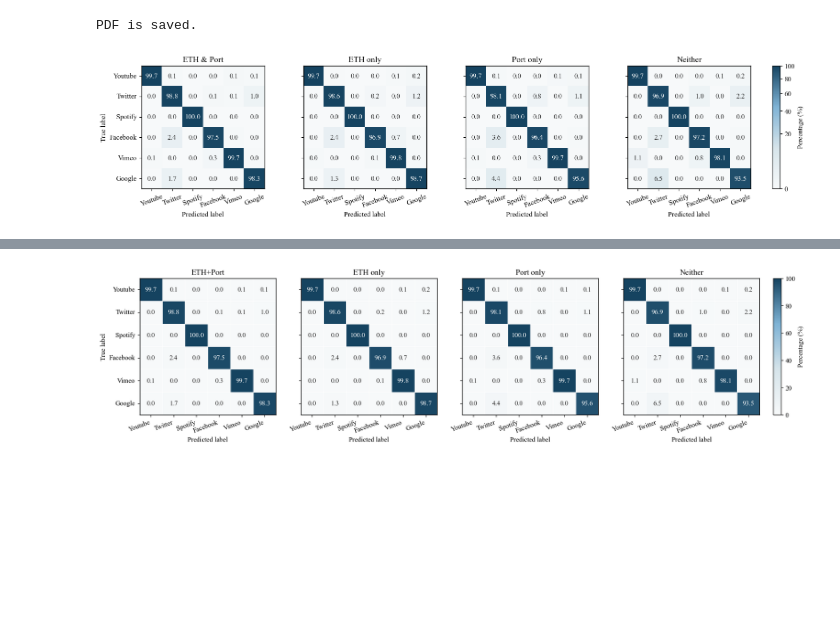
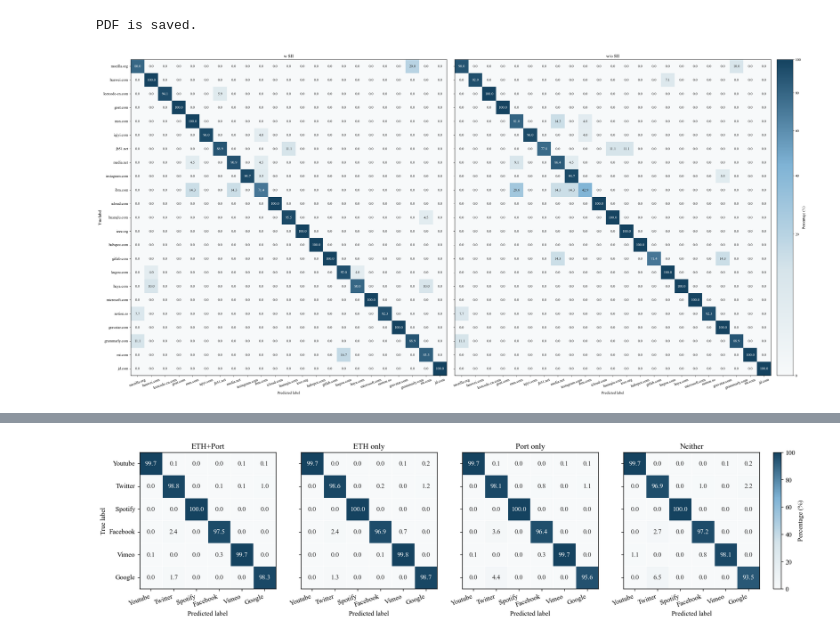
Before and after one commit to RakuLomis/traffic_encoder, a Jupyter notebook: visualization_impact_mac_port.ipynb, the cells around one changed output, grey strips where cells are left out. Saved outputs shown, nothing was run; the diff lists cells and outputs as text; code cells hidden in the pictures; blank space fills up the shorter version.

```diff
--- a/visualization_impact_mac_port.ipynb
+++ b/visualization_impact_mac_port.ipynb
@@ -35,0 +95,18 @@ titles = [
+# %%
+csv_paths = []
+for e_name in abalation_name_list:
+    csv_path = os.path.join(cm_dir, datasets[1] + '_' +  e_name + postfix)
+    csv_paths.append(csv_path)
+
+cm_list = [pd.read_csv(path, index_col=0) for path in csv_paths]
+
+
+cm_list = [
+    cm.loc[label_order_Cipher, label_order_Cipher]
+    for cm in cm_list
+]
+
+titles = [
+    "w SII",
+    "w/o SII",
+]
@@ -35,0 +144,18 @@ titles = [
+# %%
+csv_paths = []
+for e_name in abalation_name_list:
+    csv_path = os.path.join(cm_dir, datasets[1] + '_' +  e_name + postfix)
+    csv_paths.append(csv_path)
+
+cm_list = [pd.read_csv(path, index_col=0) for path in csv_paths]
+
+
+cm_list = [
+    cm.loc[label_order_Cipher, label_order_Cipher]
+    for cm in cm_list
+]
+
+titles = [
+    "w SII",
+    "w/o SII",
+]
@@ -36,15 +174,15 @@ titles = [
 # %%
 
 fig = plot_confusion_matrix_panel(
     cm_list=cm_list,
     titles=titles,
-    label_order=label_order,
+    label_order=label_order_CSTNET,
     cell_scale=0.6  # 🔥 更小
 )
-plt.savefig(output_pdf_path, format="pdf", bbox_inches='tight')
+plt.savefig(os.path.join(cm_dir, 'impact_sii_CSTNET_cm.pdf'), format="pdf", bbox_inches='tight')
 print("PDF is saved.")
 plt.show()
 plt.close()
 # %% [output]
 PDF is saved.
-[figure, old version]
+[figure, new version]
```
Also changed, not shown: parts of 10 cells of this notebook, 3 other files.
